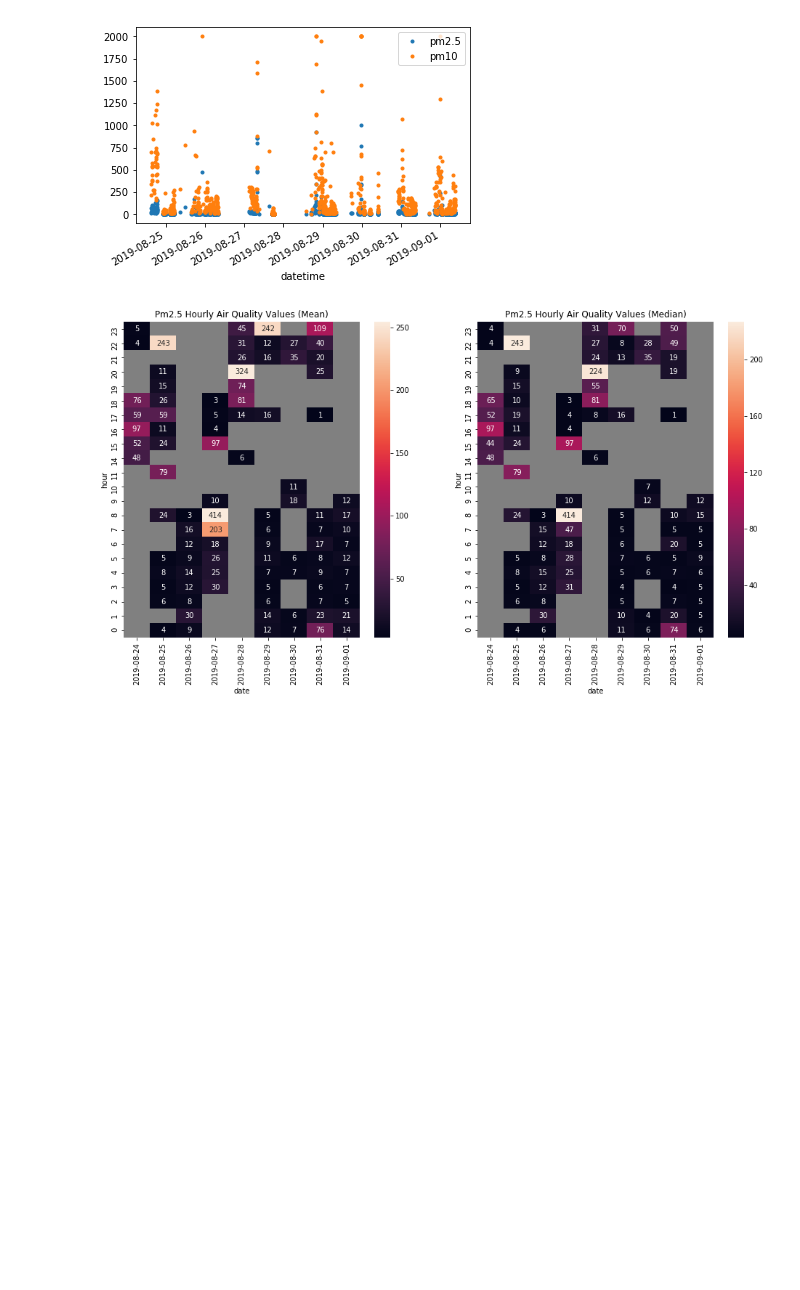
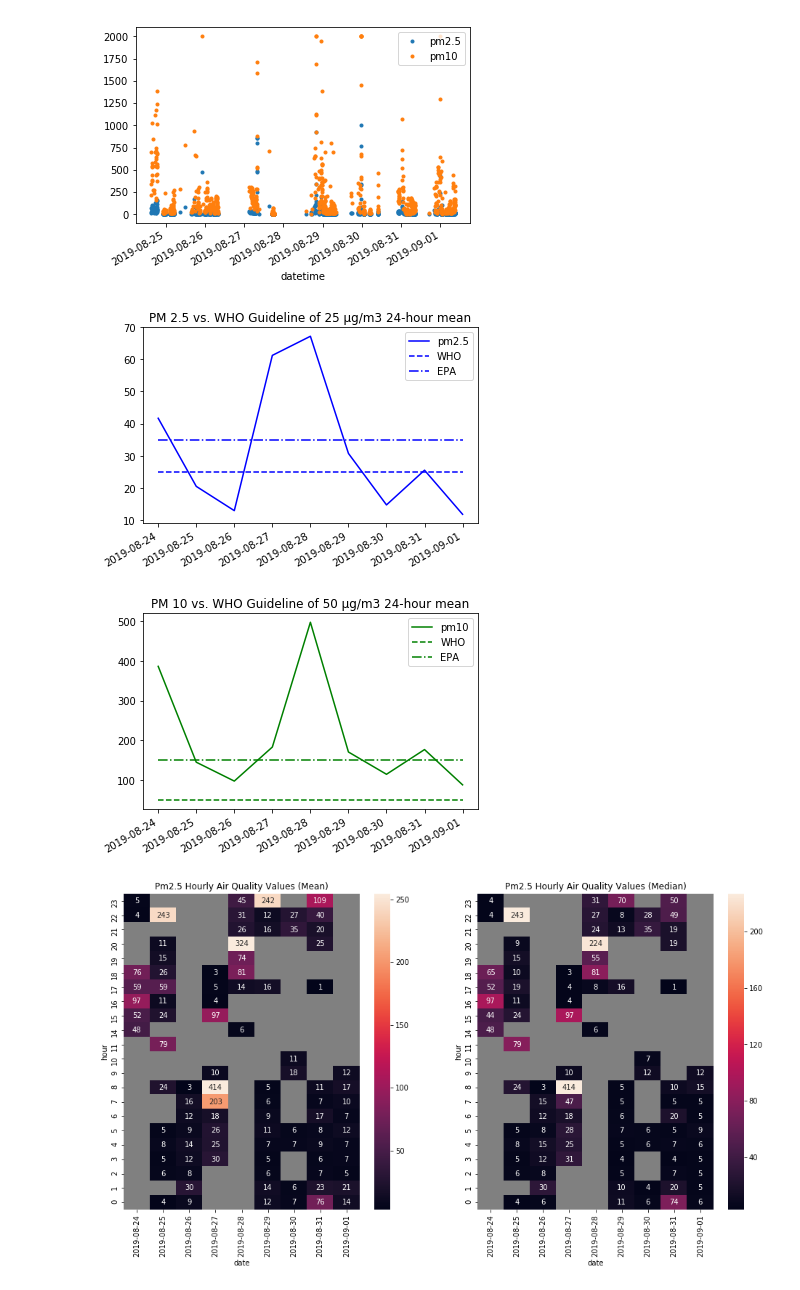
Before and after one commit to ssuffian/hotlouddusty-data, a Jupyter notebook: ipynb/initial_analysis.ipynb, the cells around one changed output. Drawn from its saved outputs; the diff is of its cells as text; code cells hidden in the pictures; blank space fills up the shorter version.

Commit message:
Updated air quality plots

```diff
--- a/ipynb/initial_analysis.ipynb
+++ b/ipynb/initial_analysis.ipynb
@@ -10,6 +11,26 @@ df[['pm2.5', 'pm10']].plot(style='.')
 # %% [output]
 <matplotlib.axes._subplots.AxesSubplot at 0x...>
 [figure]
+# %%
+df_daily = df.groupby(df.index.date)[['pm2.5', 'pm10']].mean()
+df_daily['pm2.5'].plot(style='b')
+plt.plot(pd.DataFrame(np.ones(len(df_daily)) * 25, index=df_daily.index), 'b--', label='WHO')
+plt.plot(pd.DataFrame(np.ones(len(df_daily)) * 35, index=df_daily.index), 'b-.', label='EPA')
+plt.legend()
+plt.gcf().autofmt_xdate()
+plt.title('PM 2.5 vs. WHO Guideline of 25 μg/m3 24-hour mean')
+pass
+plt.figure()
+df_daily['pm10'].plot(style='g')
+plt.plot(pd.DataFrame(np.ones(len(df_daily)) * 50, index=df_daily.index), 'g--', label='WHO')
+plt.plot(pd.DataFrame(np.ones(len(df_daily)) * 150, index=df_daily.index), 'g-.', label='EPA')
+plt.legend()
+plt.gcf().autofmt_xdate()
+plt.title('PM 10 vs. WHO Guideline of 50 μg/m3 24-hour mean')
+pass
+# %% [output]
+[figure, added]
+[figure, added]
 # %%
 def get_heatmap_df(var, avg_type='mean'):
     df_heatmap = df[var].groupby([df.index.date, df.index.hour])
```
Also changed, not shown: parts of 1 cell of this notebook, 1 other file.
